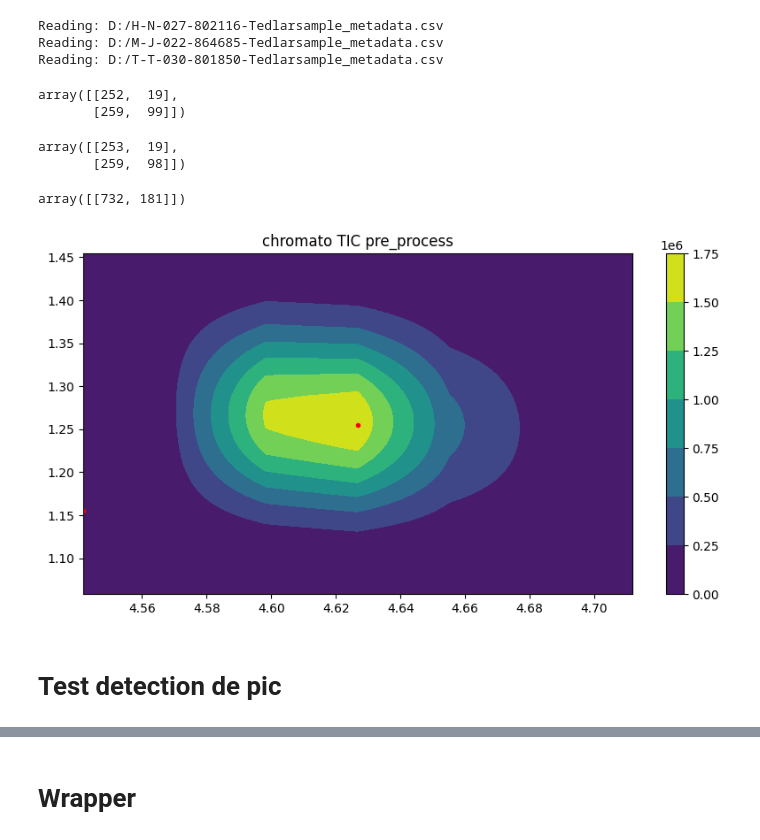
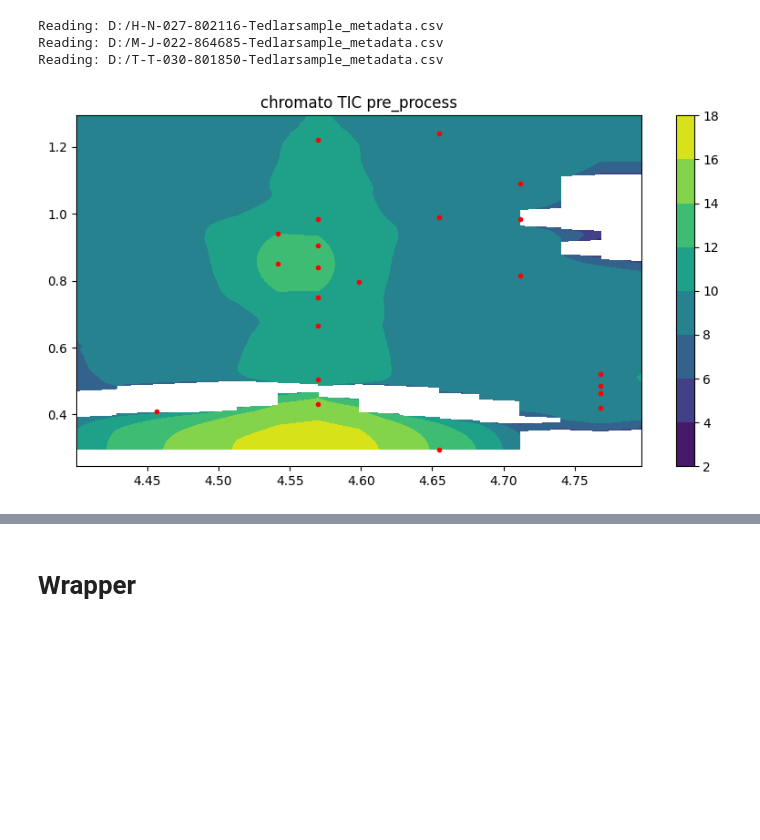
Before and after one commit to Lollith/Python-2DGC-Alignment, a Jupyter notebook: notebooks/db_scan.ipynb, the cells around one changed output, grey strips where cells are left out. Cells and saved outputs as stored; diff of their text form; code cells hidden in the pictures; blank space fills up the shorter version.

```diff
--- a/notebooks/db_scan.ipynb
+++ b/notebooks/db_scan.ipynb
@@ -128,8 +136,8 @@ from matplotlib.backends.backend_pdf import PdfPages
 import pandas as pd
 
 file_path = 'D:/data_set_tedlar.h5'
-group_name = 'B-K-031-751355-Tedlar'
-csv_file = 'D:/B-K-031-751355-Tedlar_sample_metadata.csv'
+group_name = 'A-F-028-817822-droite-ReCIVA'
+csv_file = 'D:/A-F-028-817822-droite-ReCIVA_sample_metadata.csv'
 df = pd.read_csv(csv_file, sep=';')
 
 with h5py.File(file_path, 'r') as h5_file:
@@ -137,7 +145,7 @@ with h5py.File(file_path, 'r') as h5_file:
     keys = list(group.keys())
     clip_patch_indices = [i for i, key in enumerate(keys) if "clip_patch" in key]
 
-    pdf = PdfPages('D:/clip_patches_B-K-031-751355-Tedlar.pdf')  # Open PDF explicitly
+    pdf = PdfPages('D:/clip_patches_A-F-028-817822-droite-ReCIVA.pdf')  # Open PDF explicitly
 
     for ixd in clip_patch_indices:
         selected_key = keys[ixd]
@@ -162,8 +174,8 @@ from matplotlib.backends.backend_pdf import PdfPages
 import pandas as pd
 
 file_path = 'D:/data_set_tedlar.h5'
-group_name = 'B-K-031-751355-Tedlar'
-csv_file = 'D:/B-K-031-751355-Tedlar_sample_metadata.csv'
+group_name = 'A-F-028-817822-droite-ReCIVA'
+csv_file = 'D:/A-F-028-817822-droite-ReCIVA_sample_metadata.csv'
 df = pd.read_csv(csv_file, sep=';')
 
 with h5py.File(file_path, 'r') as h5_file:
@@ -171,14 +183,14 @@ with h5py.File(file_path, 'r') as h5_file:
     keys = list(group.keys())
     clip_patch_indices = [i for i, key in enumerate(keys) if "clip_patch" in key]
 
-    pdf = PdfPages('D:/clip_patches_plots_B-K-031-751355-Tedlar.pdf')  # Open PDF explicitly
+    pdf = PdfPages('D:/clip_patches_plots_A-F-028-817822-droite-ReCIVA.pdf')  # Open PDF explicitly
 
     for ixd in clip_patch_indices[:1500]:
         selected_key = keys[ixd]
         matched_row = df[df['clip_patch_id'] == selected_key]
         data = group[selected_key][:]
 
-        plt.rcParams['figure.figsize'] = [5, 5]
+        plt.rcParams['figure.figsize'] = [10, 5]
         fig=plot.visualizer2((chromato_cube[matched_row.iloc[0]['mass']-mass_range[0],:,:], time_rn),
                          title=f"{matched_row.iloc[0]['mass']} / { round(matched_row.iloc[0]['RT1_theoretical'],4)}/ {round(matched_row.iloc[0]['RT2_theoretical'],4)}",
                          log_chromato=False,  mod_time=1.7,
@@ -219,13 +231,3 @@ Reading: D:/M-J-022-864685-Tedlarsample_metadata.csv
 Reading: D:/T-T-030-801850-Tedlarsample_metadata.csv
 # %%
 coordinates_in_chromato=projection.matrix_to_chromato(coordinates, time_rn, 1.7, chromato.shape)
-# %%
-indexes
-# %% [output]
-array([[252,  19],
-       [259,  99]])
-# %%
-np.array(([min(indexrt1),min(indexrt2)],[max(indexrt1),max(indexrt2)]))
-# %% [output]
-array([[253,  19],
-       [259,  98]])
@@ -322,14 +234,8 @@ center_pt=None, center_pt_window_1 = None, center_pt_window_2 = None, save=False
-# %%
-coordinates[[ i for i ,(points) in enumerate(coordinates_in_chromato) if  21.74 -0.1 < points[0] < 21.74+0.1 and   0.905 -0.2 < points[1] < 0.905+0.2]]
-# %% [output]
-array([[732, 181]])
 # %%
 coordinates_in_chromato=projection.matrix_to_chromato(coordinates, time_rn, 1.7, chromato.shape)
 plt.rcParams['figure.figsize'] = [10, 5]
-visualizer_test((chromato_cube[56-mass_range[0],:,:], time_rn), title="chromato TIC pre_process", log_chromato=False,  mod_time=1.7,
-                 rt1=4.6267, rt2=1.255,
-                 rt1_window=0.1,rt2_window=0.2,points=coordinates_in_chromato)
+plot.visualizer2((chromato_cube[68-mass_range[0],:,:], time_rn), title="chromato TIC pre_process", log_chromato=True,  mod_time=1.7,
+                 rt1=4.5983, rt2=0.795,
+                 rt1_window=0.2,rt2_window=0.5,points=coordinates_in_chromato)
 # %% [output]
-[figure, old version]
+[figure, new version]
-# %% [markdown]
-# Test detection de pic
```
Also changed, not shown: parts of 24 cells of this notebook.
